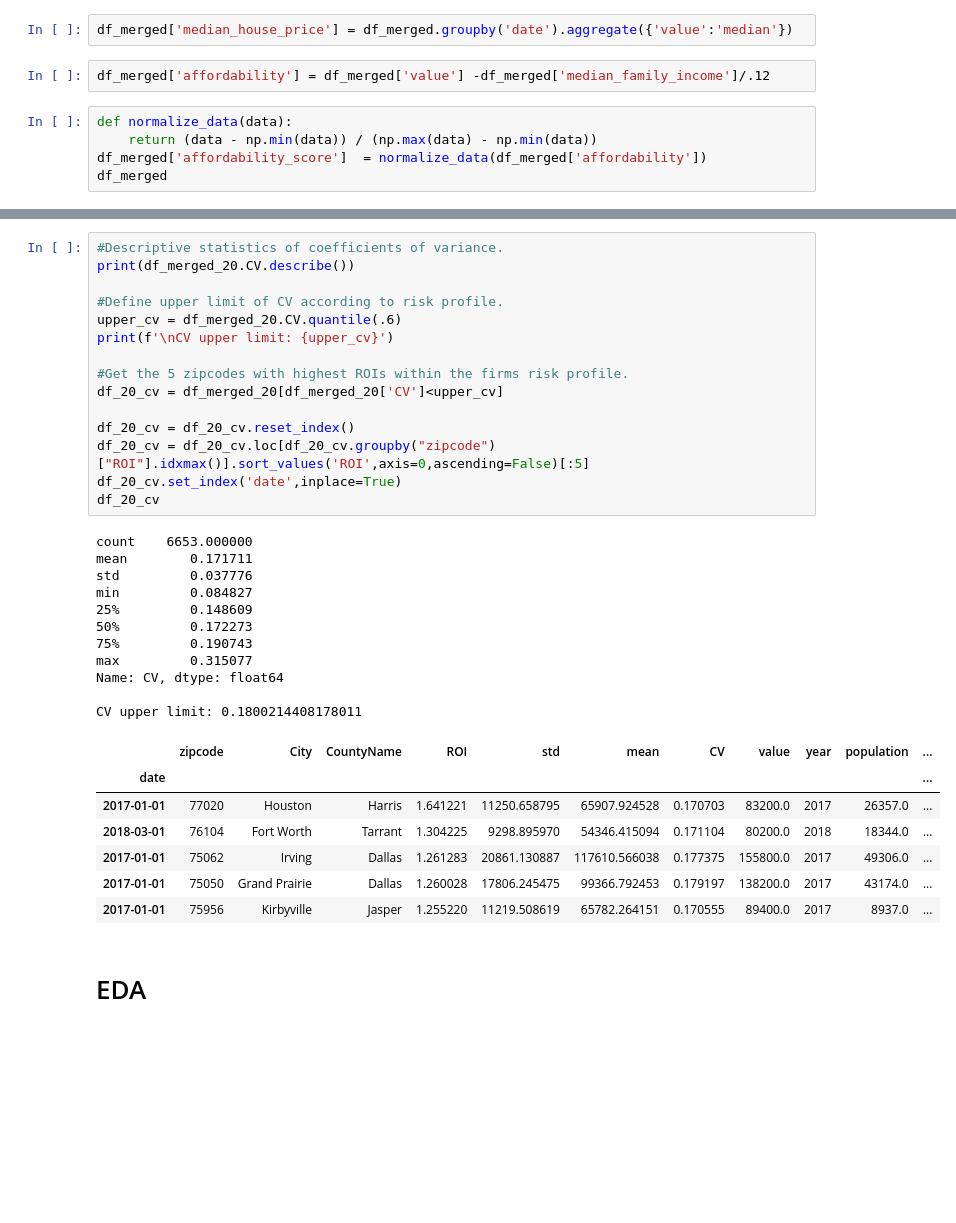
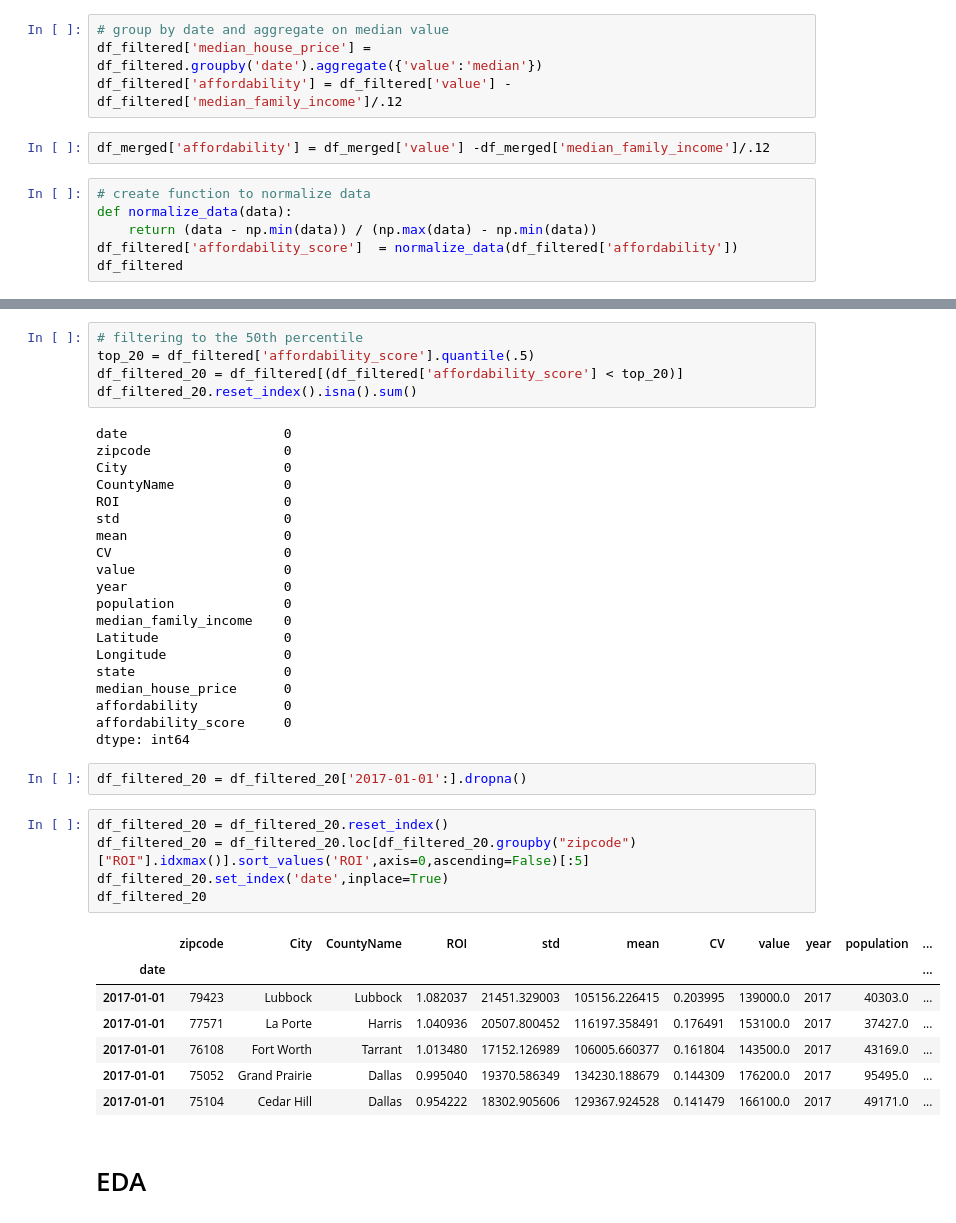
Before and after one commit to rhk48/zillow-time-series, a Jupyter notebook: lorela_nb.ipynb, the cells around one changed output, grey strips where cells are left out. Drawn from its saved outputs; the diff is of its cells as text; blank space fills up the shorter version.

```diff
--- a/lorela_nb.ipynb
+++ b/lorela_nb.ipynb
@@ -277,14 +283,17 @@ df_merged
 # %% [markdown]
 **Create Affordability Score**
 # %%
-df_merged['median_house_price'] = df_merged.groupby('date').aggregate({'value':'median'})
+# group by date and aggregate on median value
+df_filtered['median_house_price'] = df_filtered.groupby('date').aggregate({'value':'median'})
+df_filtered['affordability'] = df_filtered['value'] - df_filtered['median_family_income']/.12
 # %%
 df_merged['affordability'] = df_merged['value'] -df_merged['median_family_income']/.12
 # %%
+# create function to normalize data
 def normalize_data(data):
     return (data - np.min(data)) / (np.max(data) - np.min(data))
-df_merged['affordability_score']  = normalize_data(df_merged['affordability'])
-df_merged
+df_filtered['affordability_score']  = normalize_data(df_filtered['affordability'])
+df_filtered
 # %% [output]
 |  | zipcode | City | CountyName | ROI | std | mean | CV | value | year | population | ... |
 | date |  |  |  |  |  |  |  |  |  |  | ... |
@@ -326,37 +312,43 @@ memory usage: 935.6+ KB
+# %%
+# filtering to the 50th percentile
+top_20 = df_filtered['affordability_score'].quantile(.5)
+df_filtered_20 = df_filtered[(df_filtered['affordability_score'] < top_20)]
+df_filtered_20.reset_index().isna().sum()
+# %% [output]
+date                    0
+zipcode                 0
+City                    0
+CountyName              0
+ROI                     0
+std                     0
+mean                    0
+CV                      0
+value                   0
+year                    0
+population              0
+median_family_income    0
+Latitude                0
+Longitude               0
+state                   0
+median_house_price      0
+affordability           0
+affordability_score     0
+dtype: int64
+# %%
+df_filtered_20 = df_filtered_20['2017-01-01':].dropna()
 # %%
-#Descriptive statistics of coefficients of variance.
-print(df_merged_20.CV.describe())
-
-#Define upper limit of CV according to risk profile.
-upper_cv = df_merged_20.CV.quantile(.6)
-print(f'\nCV upper limit: {upper_cv}')
-
-#Get the 5 zipcodes with highest ROIs within the firms risk profile.
-df_20_cv = df_merged_20[df_merged_20['CV']<upper_cv]
-
-df_20_cv = df_20_cv.reset_index()
-df_20_cv = df_20_cv.loc[df_20_cv.groupby("zipcode")["ROI"].idxmax()].sort_values('ROI',axis=0,ascending=False)[:5]
-df_20_cv.set_index('date',inplace=True)
-df_20_cv
+df_filtered_20 = df_filtered_20.reset_index()
+df_filtered_20 = df_filtered_20.loc[df_filtered_20.groupby("zipcode")["ROI"].idxmax()].sort_values('ROI',axis=0,ascending=False)[:5]
+df_filtered_20.set_index('date',inplace=True)
+df_filtered_20
 # %% [output]
-count    6653.000000
-mean        0.171711
-std         0.037776
-min         0.084827
-25%         0.148609
-50%         0.172273
-75%         0.190743
-max         0.315077
-Name: CV, dtype: float64
-
-CV upper limit: 0.1800214408178011
 |  | zipcode | City | CountyName | ROI | std | mean | CV | value | year | population | ... |
 | date |  |  |  |  |  |  |  |  |  |  | ... |
-| 2017-01-01 | 77020 | Houston | Harris | 1.641221 | 11250.658795 | 65907.924528 | 0.170703 | 83200.0 | 2017 | 26357.0 | ... |
-| 2018-03-01 | 76104 | Fort Worth | Tarrant | 1.304225 | 9298.895970 | 54346.415094 | 0.171104 | 80200.0 | 2018 | 18344.0 | ... |
-| 2017-01-01 | 75062 | Irving | Dallas | 1.261283 | 20861.130887 | 117610.566038 | 0.177375 | 155800.0 | 2017 | 49306.0 | ... |
-| 2017-01-01 | 75050 | Grand Prairie | Dallas | 1.260028 | 17806.245475 | 99366.792453 | 0.179197 | 138200.0 | 2017 | 43174.0 | ... |
-| 2017-01-01 | 75956 | Kirbyville | Jasper | 1.255220 | 11219.508619 | 65782.264151 | 0.170555 | 89400.0 | 2017 | 8937.0 | ... |
+| 2017-01-01 | 79423 | Lubbock | Lubbock | 1.082037 | 21451.329003 | 105156.226415 | 0.203995 | 139000.0 | 2017 | 40303.0 | ... |
+| 2017-01-01 | 77571 | La Porte | Harris | 1.040936 | 20507.800452 | 116197.358491 | 0.176491 | 153100.0 | 2017 | 37427.0 | ... |
+| 2017-01-01 | 76108 | Fort Worth | Tarrant | 1.013480 | 17152.126989 | 106005.660377 | 0.161804 | 143500.0 | 2017 | 43169.0 | ... |
+| 2017-01-01 | 75052 | Grand Prairie | Dallas | 0.995040 | 19370.586349 | 134230.188679 | 0.144309 | 176200.0 | 2017 | 95495.0 | ... |
+| 2017-01-01 | 75104 | Cedar Hill | Dallas | 0.954222 | 18302.905606 | 129367.924528 | 0.141479 | 166100.0 | 2017 | 49171.0 | ... |
 # %% [markdown]
 # EDA
 # %% [markdown]
```
Also changed, not shown: parts of 33 cells of this notebook.
